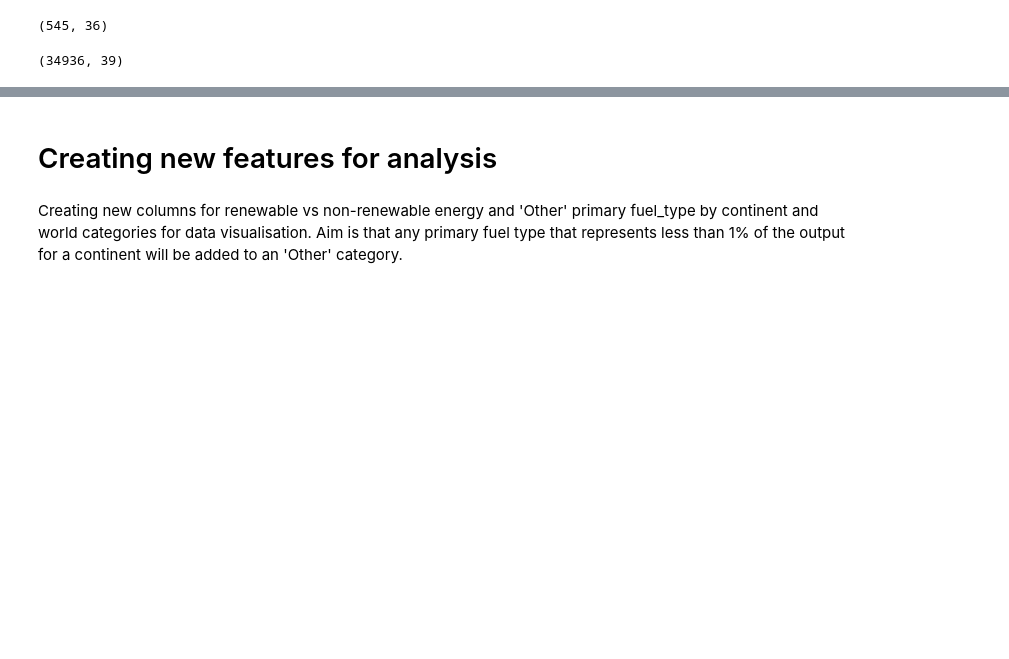
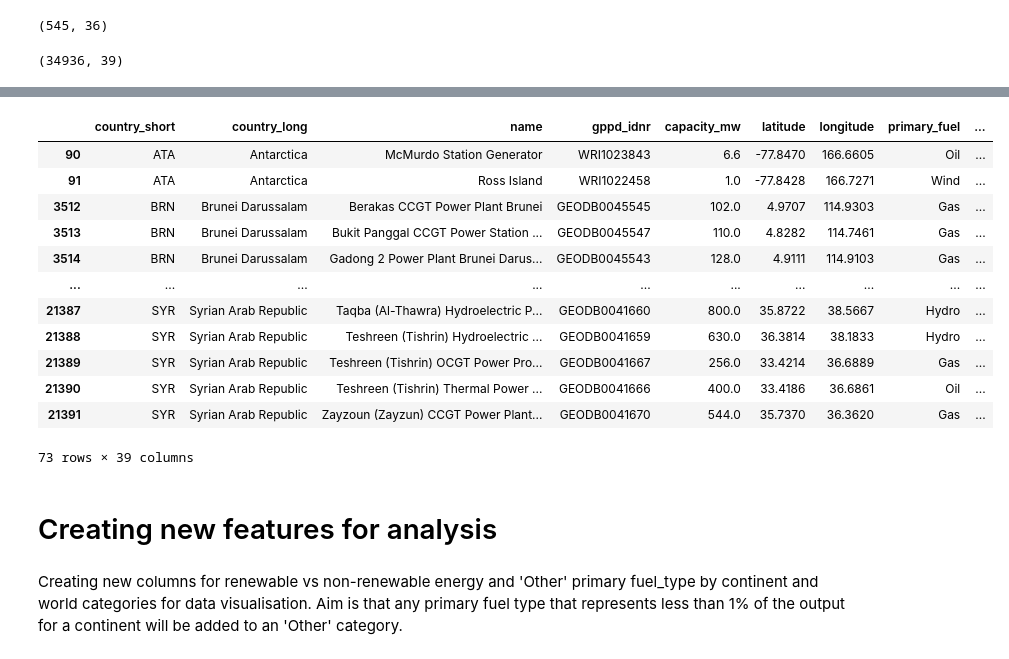
Before and after one commit to andersoren/DataScienceProjects, a Jupyter notebook: global_power_plant_dashboard/pp_dashboard.ipynb, the cells around one changed output, grey strips where cells are left out. Saved outputs shown, nothing was run; the diff lists cells and outputs as text; code cells hidden in the pictures; blank space fills up the shorter version.

```diff
--- a/global_power_plant_dashboard/pp_dashboard.ipynb
+++ b/global_power_plant_dashboard/pp_dashboard.ipynb
@@ -67,3 +85,19 @@ power_df.shape  # No duplicates compared to first import as rows are the same, w
+# %%
+power_df[power_df['unMember'].isna()]
+# %% [output]
+|  | country_short | country_long | name | gppd_idnr | capacity_mw | latitude | longitude | primary_fuel | ... |
+| 90 | ATA | Antarctica | McMurdo Station Generator | WRI1023843 | 6.6 | -77.8470 | 166.6605 | Oil | ... |
+| 91 | ATA | Antarctica | Ross Island | WRI1022458 | 1.0 | -77.8428 | 166.7271 | Wind | ... |
+| 3512 | BRN | Brunei Darussalam | Berakas CCGT Power Plant Brunei | GEODB0045545 | 102.0 | 4.9707 | 114.9303 | Gas | ... |
+| 3513 | BRN | Brunei Darussalam | Bukit Panggal CCGT Power Station ... | GEODB0045547 | 110.0 | 4.8282 | 114.7461 | Gas | ... |
+| 3514 | BRN | Brunei Darussalam | Gadong 2 Power Plant Brunei Darus... | GEODB0045543 | 128.0 | 4.9111 | 114.9103 | Gas | ... |
+| ... | ... | ... | ... | ... | ... | ... | ... | ... | ... |
+| 21387 | SYR | Syrian Arab Republic | Taqba (Al-Thawra) Hydroelectric P... | GEODB0041660 | 800.0 | 35.8722 | 38.5667 | Hydro | ... |
+| 21388 | SYR | Syrian Arab Republic | Teshreen (Tishrin) Hydroelectric ... | GEODB0041659 | 630.0 | 36.3814 | 38.1833 | Hydro | ... |
+| 21389 | SYR | Syrian Arab Republic | Teshreen (Tishrin) OCGT Power Pro... | GEODB0041667 | 256.0 | 33.4214 | 36.6889 | Gas | ... |
+| 21390 | SYR | Syrian Arab Republic | Teshreen (Tishrin) Thermal Power ... | GEODB0041666 | 400.0 | 33.4186 | 36.6861 | Oil | ... |
+| 21391 | SYR | Syrian Arab Republic | Zayzoun (Zayzun) CCGT Power Plant... | GEODB0041670 | 544.0 | 35.7370 | 36.3620 | Gas | ... |
+73 rows × 39 columns
 # %% [markdown]
 # Creating new features for analysis
 # %% [markdown]
```
Also changed, not shown: parts of 4 cells of this notebook.
